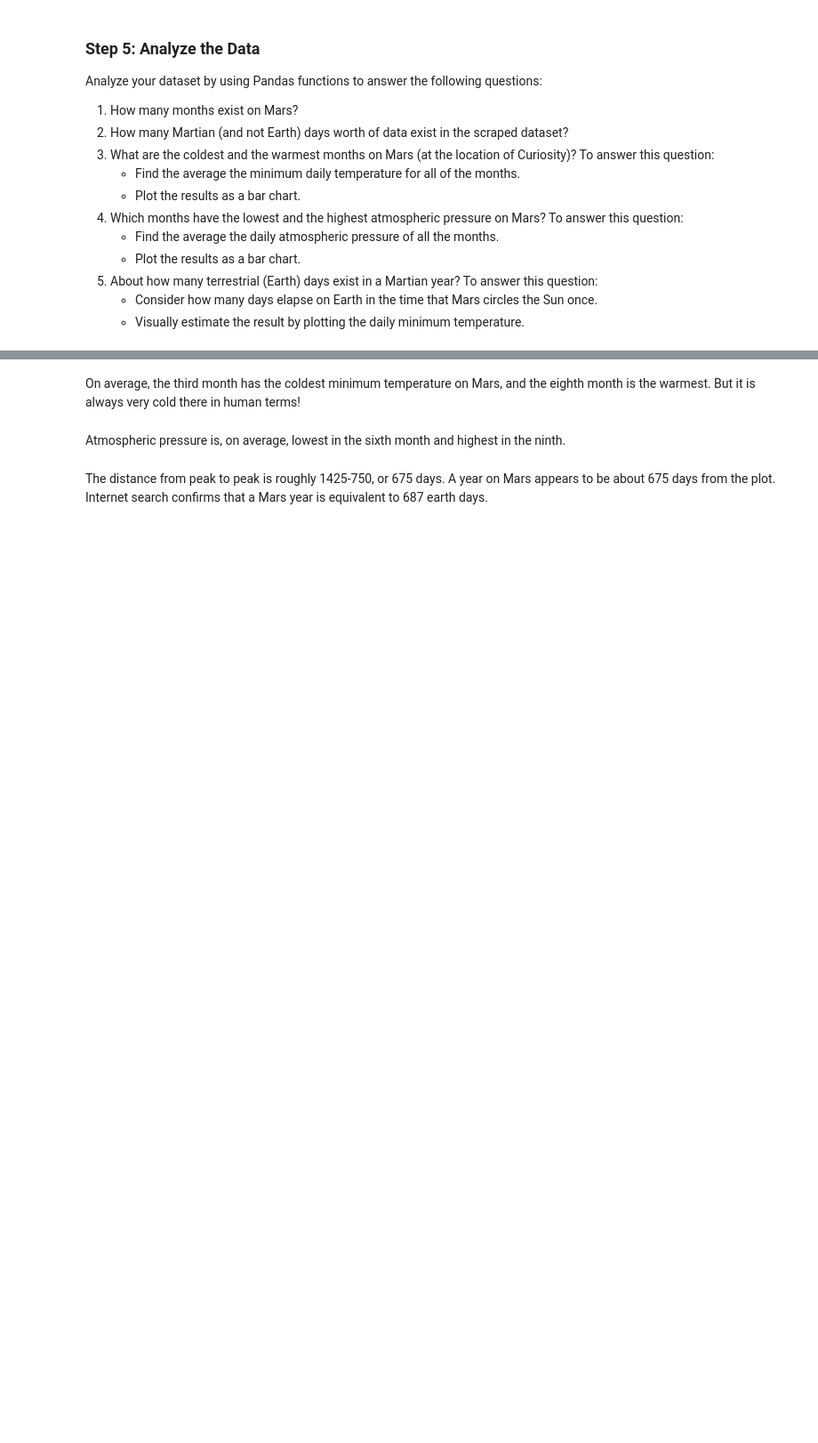
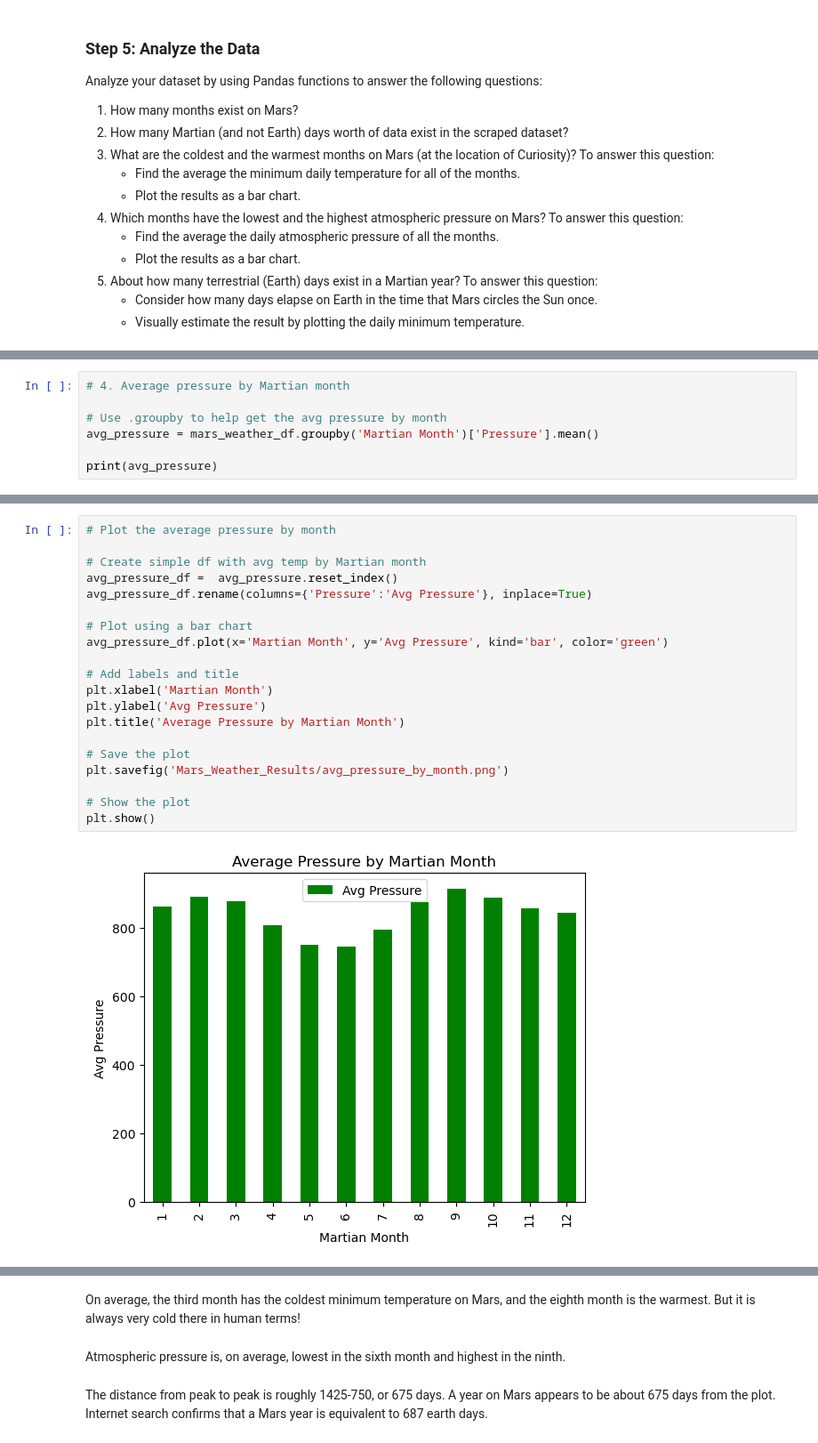
Before and after one commit to amydohlin/data-collection-challenge, a Jupyter notebook: part_2_mars_weather.ipynb, the cells around one changed output, grey strips where cells are left out. Shown at 89% size. Cells and saved outputs as stored; diff of their text form; blank space fills up the shorter version.

```diff
--- a/part_2_mars_weather.ipynb
+++ b/part_2_mars_weather.ipynb
@@ -252,0 +357,7 @@ Analyze your dataset by using Pandas functions to answer the following questions
+# %%
+# 4. Average pressure by Martian month
+
+# Use .groupby to help get the avg pressure by month
+avg_pressure = mars_weather_df.groupby('Martian Month')['Pressure'].mean()
+
+print(avg_pressure)
@@ -252,0 +379,22 @@ Analyze your dataset by using Pandas functions to answer the following questions
+# %%
+# Plot the average pressure by month
+
+# Create simple df with avg temp by Martian month
+avg_pressure_df =  avg_pressure.reset_index()
+avg_pressure_df.rename(columns={'Pressure':'Avg Pressure'}, inplace=True)
+
+# Plot using a bar chart
+avg_pressure_df.plot(x='Martian Month', y='Avg Pressure', kind='bar', color='green')
+
+# Add labels and title
+plt.xlabel('Martian Month')
+plt.ylabel('Avg Pressure')
+plt.title('Average Pressure by Martian Month')
+
+# Save the plot
+plt.savefig('Mars_Weather_Results/avg_pressure_by_month.png')
+
+# Show the plot
+plt.show()
+# %% [output]
+[figure, added]
```
Also changed, not shown: parts of 22 cells of this notebook, 5 other files.
